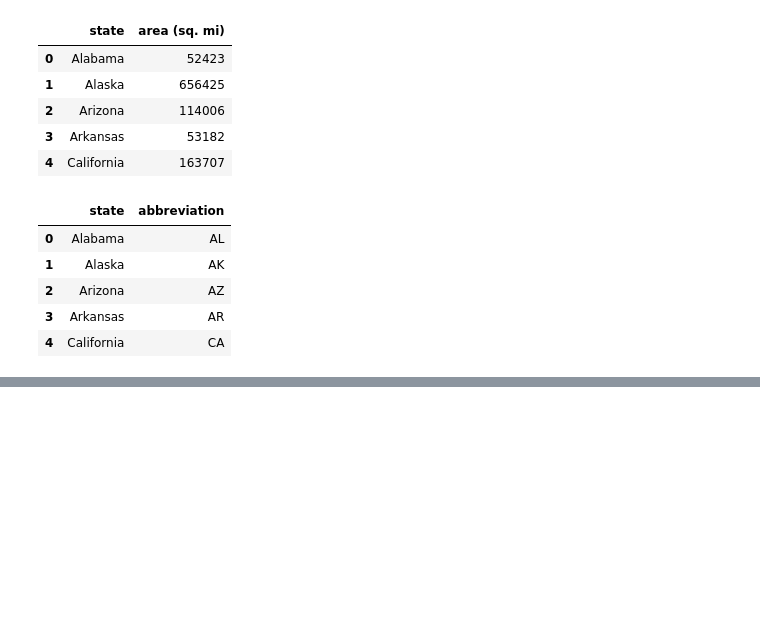
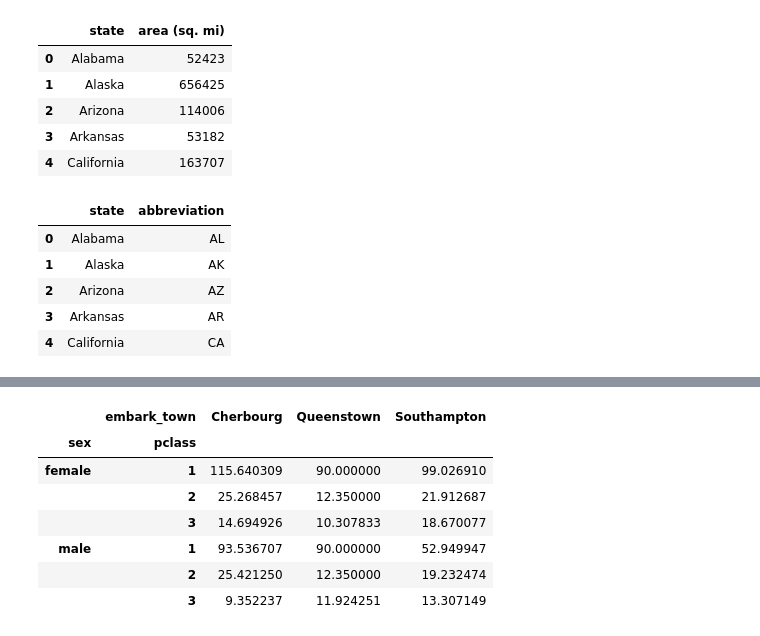
Before and after one commit to ntlong-NEU/Python4B, a Jupyter notebook: lect_07_Pandas.ipynb, the cells around one changed output, grey strips where cells are left out. Drawn from its saved outputs; the diff is of its cells as text; code cells hidden in the pictures; blank space fills up the shorter version.

```diff
--- a/lect_07_Pandas.ipynb
+++ b/lect_07_Pandas.ipynb
@@ -652,0 +800,3 @@ abbrevs.head()
+# %%
+titanic = sns.load_dataset('titanic')
+titanic.head()
@@ -652,0 +839,16 @@ abbrevs.head()
+# %%
+# pd.pivot # pd.pivot_table?
+pd.pivot_table(data= titanic,
+               columns='embark_town',
+               index=['sex','pclass'],
+               values='fare',
+               aggfunc='mean')
+# %% [output]
+|  | embark_town | Cherbourg | Queenstown | Southampton |
+| sex | pclass |  |  |  |
+| female | 1 | 115.640309 | 90.000000 | 99.026910 |
+|  | 2 | 25.268457 | 12.350000 | 21.912687 |
+|  | 3 | 14.694926 | 10.307833 | 18.670077 |
+| male | 1 | 93.536707 | 90.000000 | 52.949947 |
+|  | 2 | 25.421250 | 12.350000 | 19.232474 |
+|  | 3 | 9.352237 | 11.924251 | 13.307149 |
```
Also changed, not shown: parts of 20 cells of this notebook.
